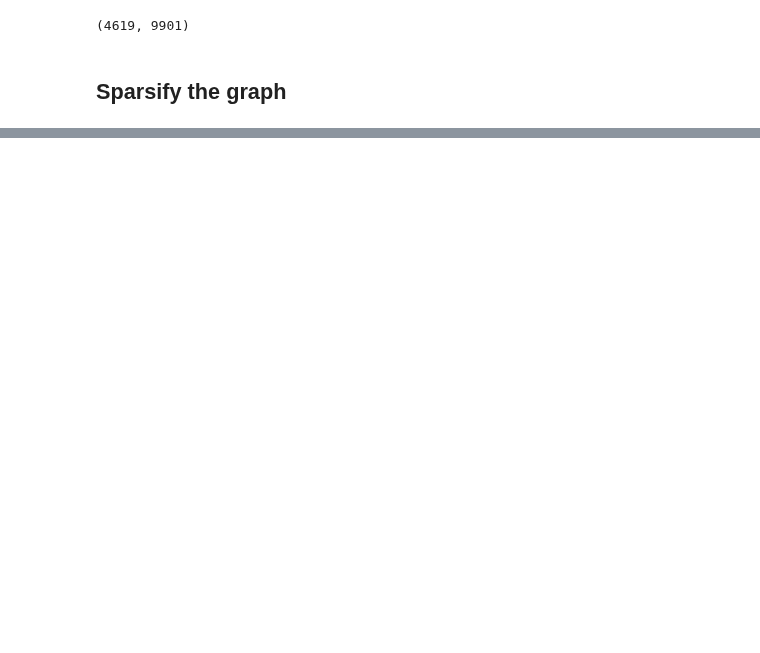
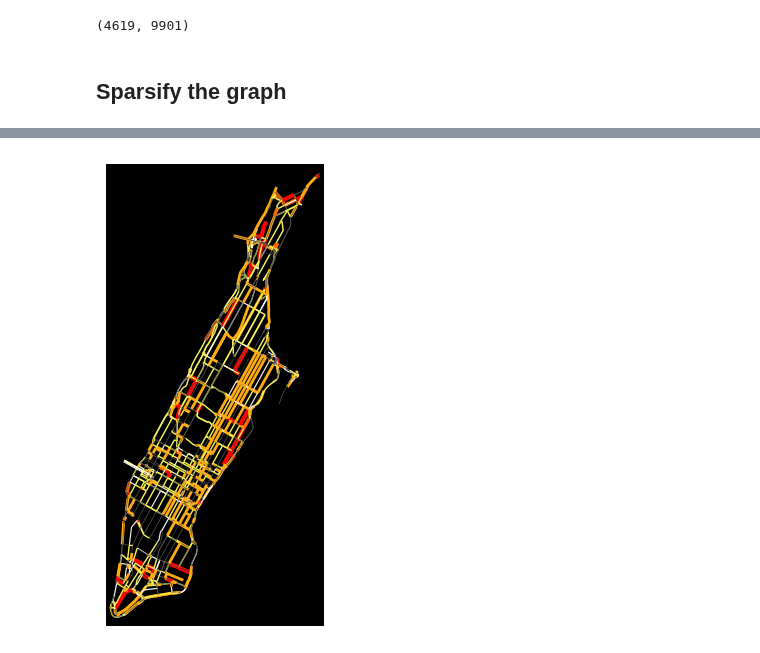
Before and after one commit to akseldkw07/Waymo-Agent, a Jupyter notebook: notebooks/osmnx-sandbox.ipynb, the cells around one changed output, grey strips where cells are left out. Cells and saved outputs as stored; diff of their text form; code cells hidden in the pictures; blank space fills up the shorter version.

```diff
--- a/notebooks/osmnx-sandbox.ipynb
+++ b/notebooks/osmnx-sandbox.ipynb
@@ -80,0 +93,13 @@ TypeError: unhashable type: 'list'
+# %%
+fig, ax = ox.plot_graph(
+    G_sparse,
+    node_size=0,
+    edge_color=edge_colors,
+    edge_linewidth=edge_widths,  # <--- Pass the new list here
+    bgcolor="black",
+    figsize=(6, 6),  # Bigger size helps see the width differences
+    show=True,
+)
+fig.savefig(IMG_DIR / "manhattan-sparse-colorful.png", dpi=600, bbox_inches="tight", facecolor=fig.get_facecolor())
+# %% [output]
+[figure, added]
```
Also changed, not shown: parts of 7 cells of this notebook, 13 other files.
